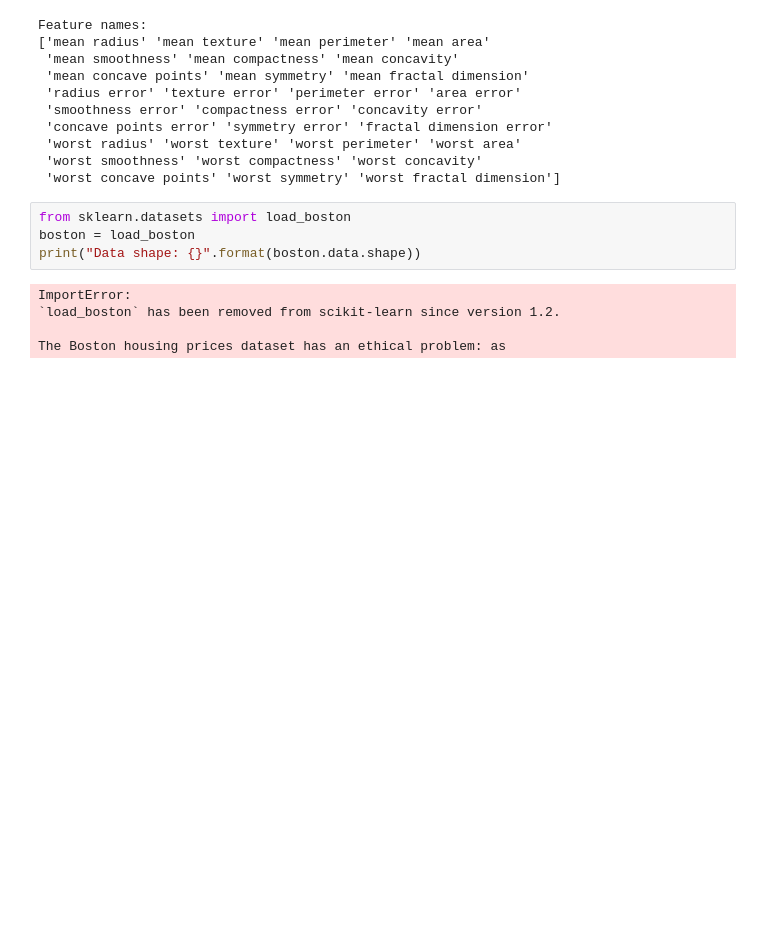
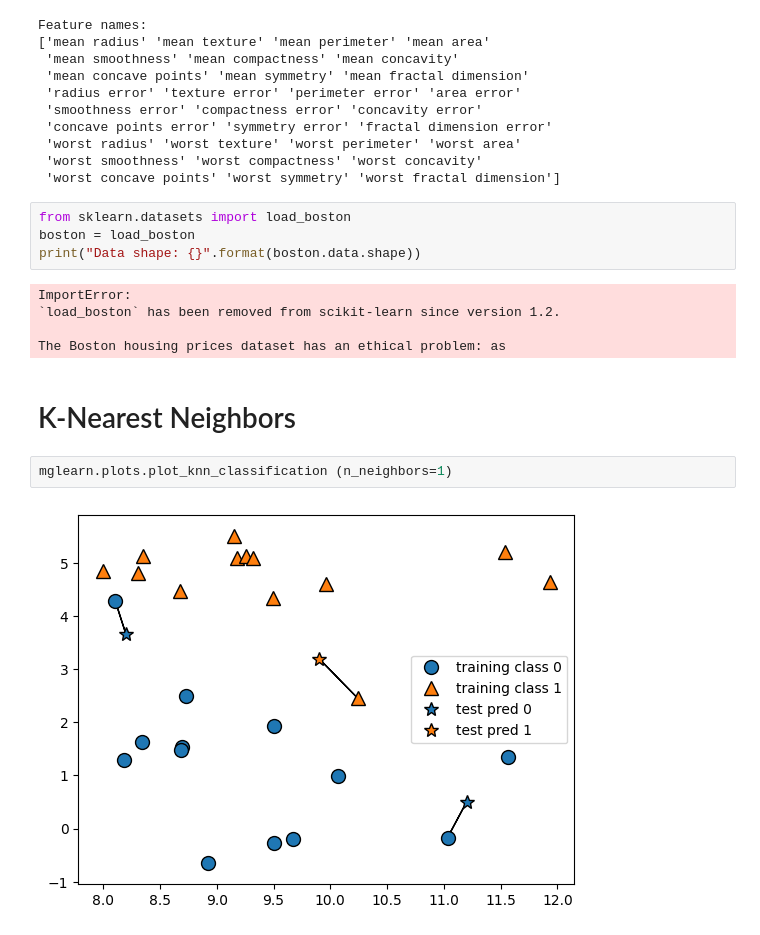
Before and after one commit to Singh-Prince-Rinku/Sample-DataSet, a Jupyter notebook: Data.ipynb, the cells around one changed output. Drawn from its saved outputs; the diff is of its cells as text; blank space fills up the shorter version.

```diff
--- a/Data.ipynb
+++ b/Data.ipynb
@@ -72,3 +72,9 @@ ImportError:
 `load_boston` has been removed from scikit-learn since version 1.2.
 
 The Boston housing prices dataset has an ethical problem: as
+# %% [markdown]
+# K-Nearest Neighbors
+# %%
+mglearn.plots.plot_knn_classification (n_neighbors=1)
+# %% [output]
+[figure, added]
```
Also changed, not shown: parts of 6 cells of this notebook.
